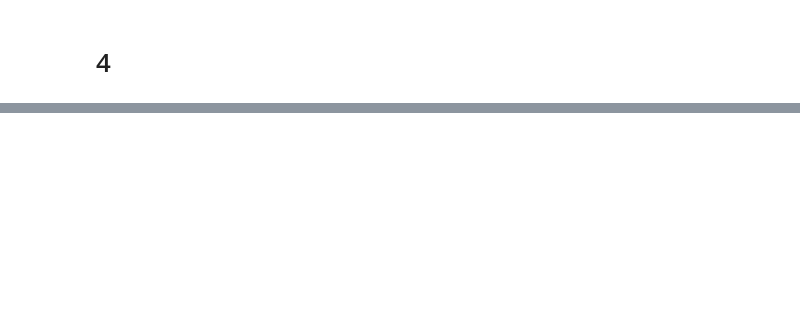
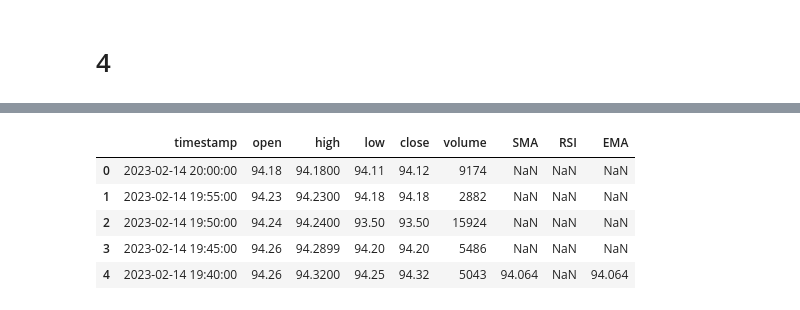
Before and after one commit to UY24/Ujjwal-Assignment_AngloBulls, a Jupyter notebook: ALgo_Bulls.ipynb, the cells around one changed output, grey strips where cells are left out. Drawn from its saved outputs; the diff is of its cells as text; code cells hidden in the pictures; blank space fills up the shorter version.

```diff
--- a/ALgo_Bulls.ipynb
+++ b/ALgo_Bulls.ipynb
@@ -263,0 +315,9 @@ NameError: ignored
+# %%
+df1.head()
+# %% [output]
+|  | timestamp | open | high | low | close | volume | SMA | RSI | EMA |
+| 0 | 2023-02-14 20:00:00 | 94.18 | 94.1800 | 94.11 | 94.12 | 9174 | NaN | NaN | NaN |
+| 1 | 2023-02-14 19:55:00 | 94.23 | 94.2300 | 94.18 | 94.18 | 2882 | NaN | NaN | NaN |
+| 2 | 2023-02-14 19:50:00 | 94.24 | 94.2400 | 93.50 | 93.50 | 15924 | NaN | NaN | NaN |
+| 3 | 2023-02-14 19:45:00 | 94.26 | 94.2899 | 94.20 | 94.20 | 5486 | NaN | NaN | NaN |
+| 4 | 2023-02-14 19:40:00 | 94.26 | 94.3200 | 94.25 | 94.32 | 5043 | 94.064 | NaN | 94.064 |
```
Also changed, not shown: parts of 18 cells of this notebook.
